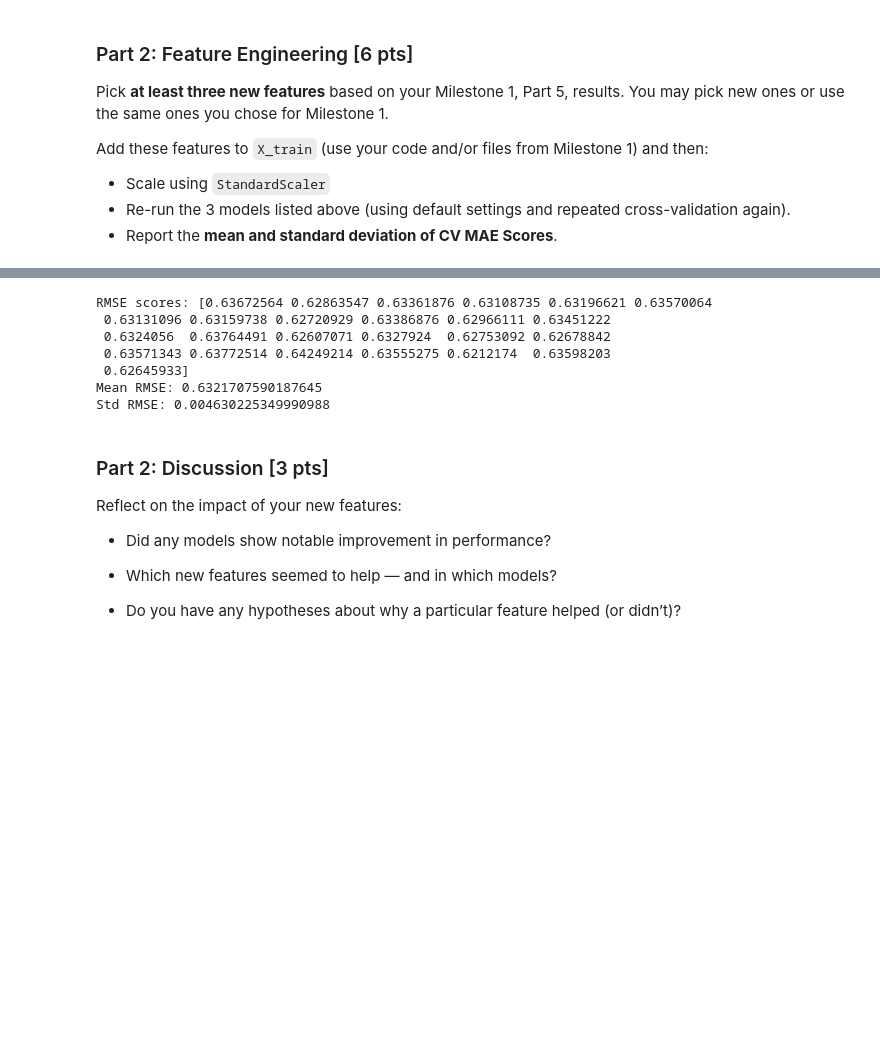
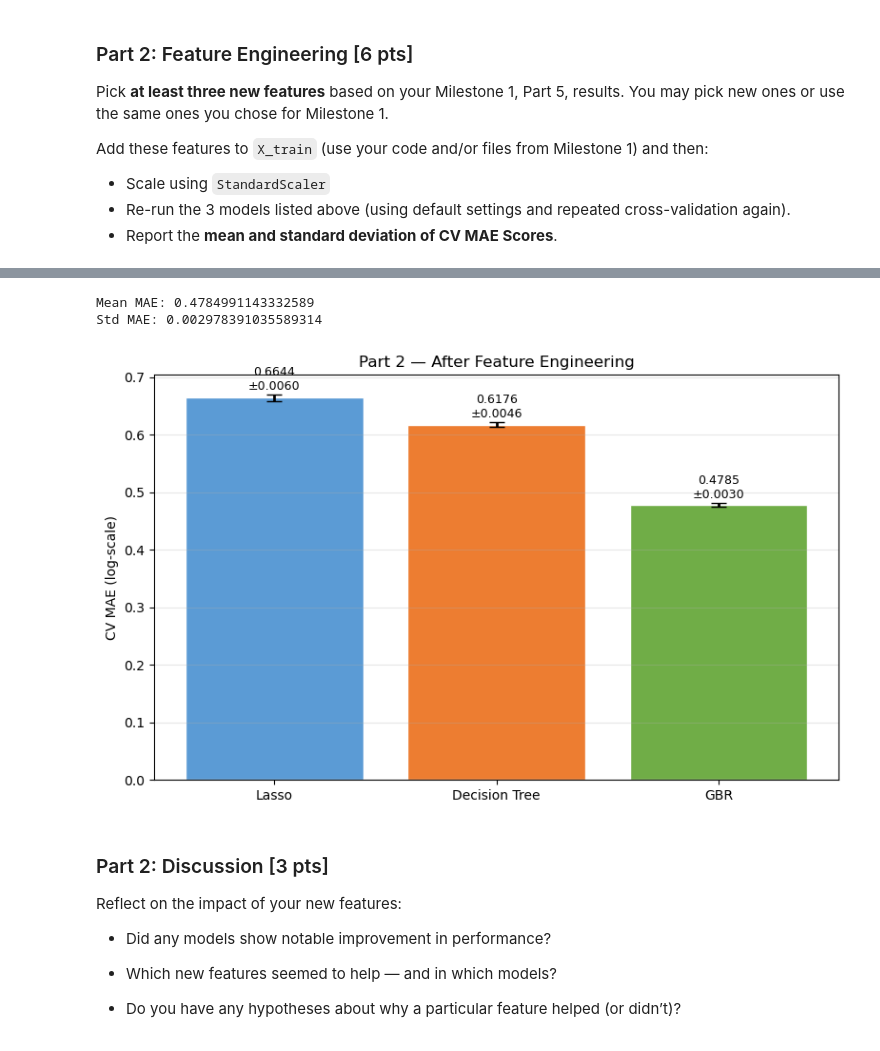
Before and after one commit to kumargaurav-bu-edu/bu_shared_projects, a Jupyter notebook: milestone_2/Milestone_02.ipynb, the cells around one changed output, grey strips where cells are left out. Saved outputs shown, nothing was run; the diff lists cells and outputs as text; code cells hidden in the pictures; blank space fills up the shorter version.

```diff
--- a/milestone_2/Milestone_02.ipynb
+++ b/milestone_2/Milestone_02.ipynb
@@ -506,36 +493,33 @@ Std RMSE: 0.006356662596768053
 # %%
-# Model C using engineered features:
+# Model C (Gradient Boosting) with engineered features
+# Gradient Boosting benefits most from log-transformed target — handles skew natively but log helps all.
 
 from sklearn.ensemble import GradientBoostingRegressor
 from sklearn.model_selection import RepeatedKFold, cross_val_score
 import numpy as np
 
 gbr = GradientBoostingRegressor(random_state=random_seed)
+cv  = RepeatedKFold(n_splits=5, n_repeats=5, random_state=random_seed)
 
-cv = RepeatedKFold(n_splits=5, n_repeats=5, random_state=random_seed)
-
-scores = cross_val_score(
-    gbr,
-    X_train_scaled,
-    y_train,
-    cv=cv,
-    scoring='neg_mean_squared_error',
-    n_jobs=-1
-)
-
-rmse_scores = np.sqrt(-scores)
-
-print("RMSE scores:", rmse_scores)
-print("Mean RMSE:", rmse_scores.mean())
-print("Std RMSE:", rmse_scores.std())
+scores      = cross_val_score(gbr, X_train_scaled_df, y_train,
+                               cv=cv, scoring='neg_mean_absolute_error')
+mae_scores = -scores
+modelc_mean = mae_scores.mean()
+modelc_std = mae_scores.std()
+modela_mean, modela_std = mae_scores.mean(), mae_scores.std()
+print("Mean MAE:", modelc_mean)  # 0.478499 — best by ~27% over Lasso
+print("Std MAE:",  modelc_std)   # 0.002978
 # %% [output]
-RMSE scores: [0.63672564 0.62863547 0.63361876 0.63108735 0.63196621 0.63570064
- 0.63131096 0.63159738 0.62720929 0.63386876 0.62966111 0.63451222
- 0.6324056  0.63764491 0.62607071 0.6327924  0.62753092 0.62678842
- 0.63571343 0.63772514 0.64249214 0.63555275 0.6212174  0.63598203
- 0.62645933]
-Mean RMSE: 0.6321707590187645
-Std RMSE: 0.004630225349990988
+Mean MAE: 0.4784991143332589
+Std MAE: 0.002978391035589314
+# %%
+plot_model_comparison({
+    'Lasso':         (modela_mean, modela_std),
+    'Decision Tree': (modelb_mean, modelb_std),
+    'GBR':           (modelc_mean, modelc_std)
+}, title="Part 2 — After Feature Engineering")
+# %% [output]
+[figure, added]
 # %% [markdown]
 ### Part 2: Discussion [3 pts]
 
```
Also changed, not shown: parts of 64 cells of this notebook.
